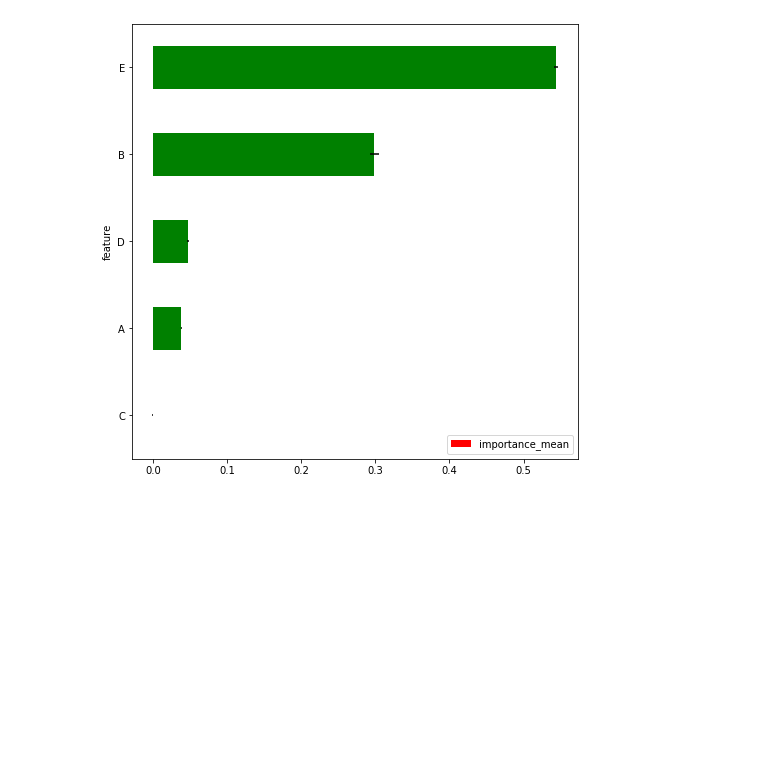
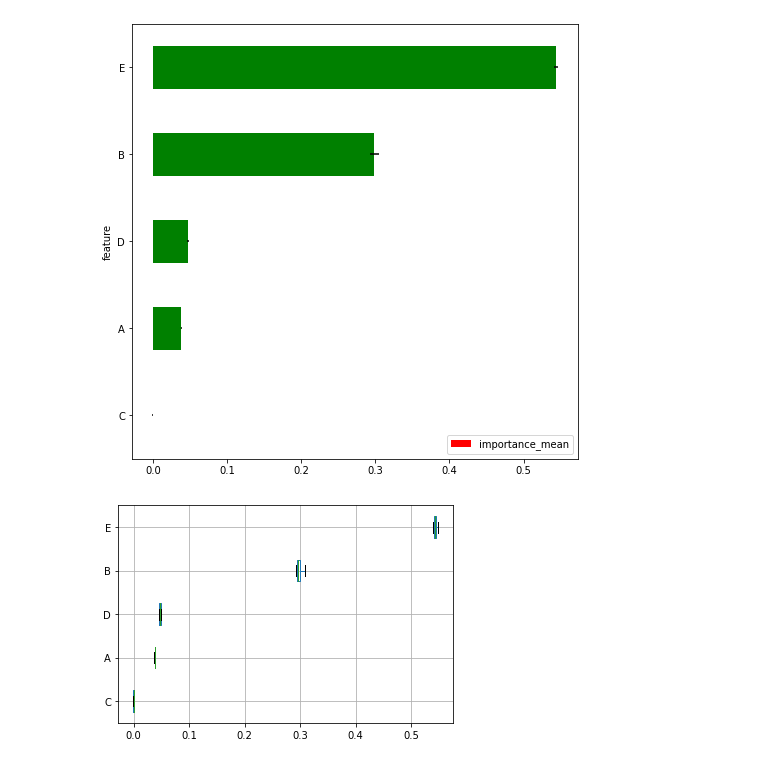
Before and after one commit to aerdem4/lofo-importance, a Jupyter notebook: LOFOImportance Example.ipynb, the cells around one changed output. Cells and saved outputs as stored; diff of their text form; code cells hidden in the pictures; blank space fills up the shorter version.

Commit message:
Refactor and add box plot visualization (#33)

```diff
--- a/LOFOImportance Example.ipynb
+++ b/LOFOImportance Example.ipynb
@@ -99,6 +94,10 @@ importances
 plot_importance(importances)
 # %% [output]
 [figure]
+# %%
+plot_importance(importances, kind="box")
+# %% [output]
+[figure, added]
 # %%
 from sklearn.feature_extraction.text import CountVectorizer
 from lightgbm import LGBMClassifier
```
Also changed, not shown: parts of 6 cells of this notebook, 8 other files.
